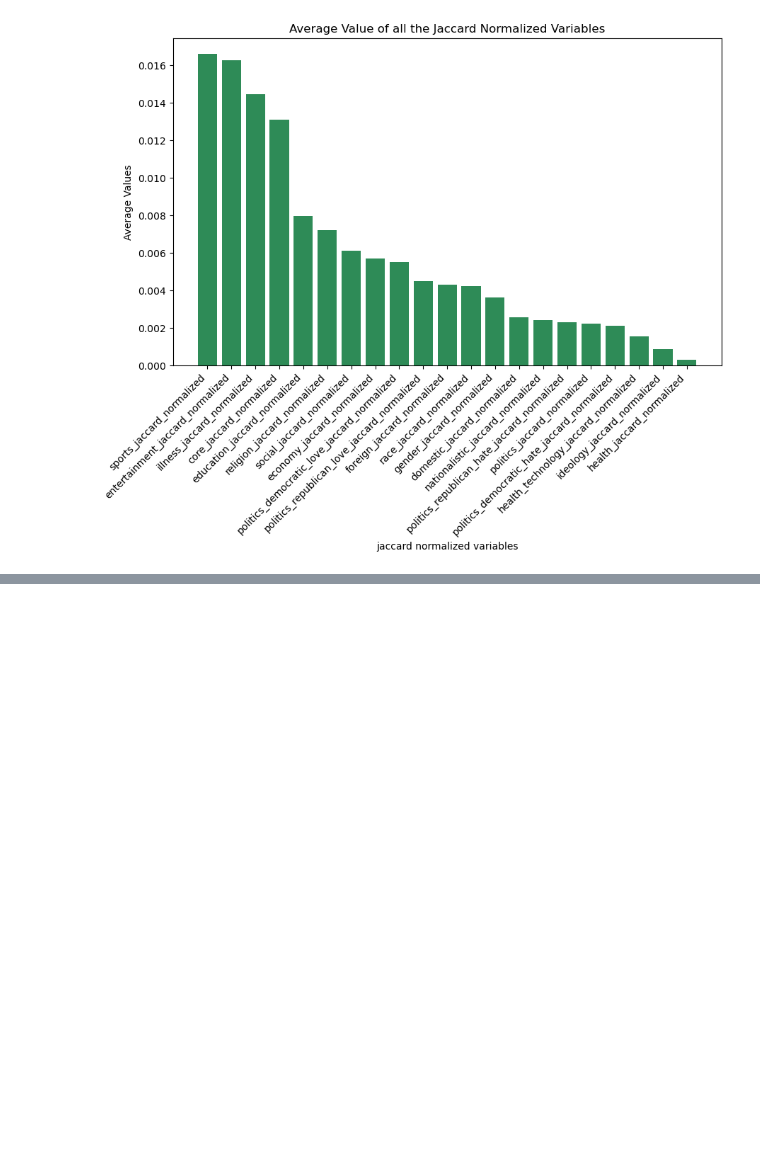
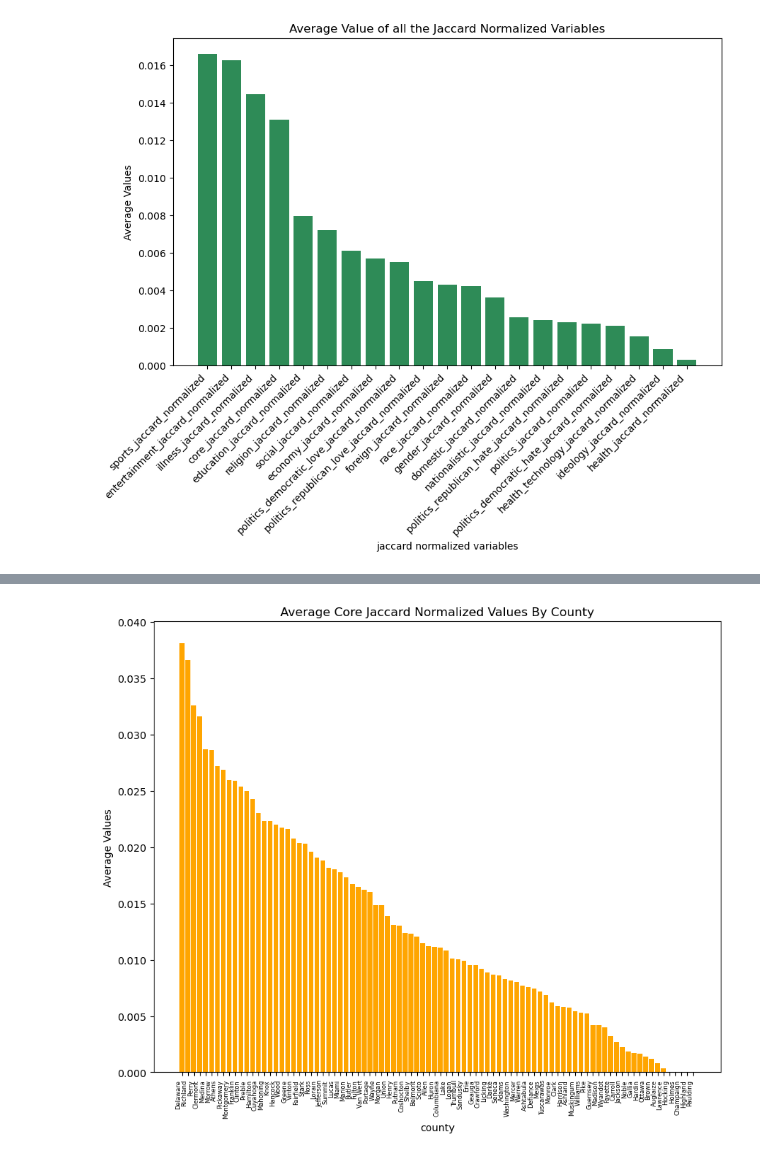
Before and after one commit to babli18/Covid-19-Awareness-Cases-in-Ohio, a Jupyter notebook: descriptive.ipynb, the cells around one changed output, grey strips where cells are left out. Saved outputs shown, nothing was run; the diff lists cells and outputs as text; code cells hidden in the pictures; blank space fills up the shorter version.

```diff
--- a/descriptive.ipynb
+++ b/descriptive.ipynb
@@ -124,0 +133,9 @@ dtype('float64')
+# %%
+core_jaccard_normalized_county = df[['county','core_jaccard_normalized']]
+core_jaccard_normalized_county_agg=(core_jaccard_normalized_county
+                                    .groupby('county')
+                                    .aggregate({'core_jaccard_normalized': 'mean'})
+                                    )
+core_jaccard_normalized_county_agg = core_jaccard_normalized_county_agg.reset_index()
+core_jaccard_normalized_county_agg.sort_values(by='core_jaccard_normalized',ascending=False, inplace=True)
+core_jaccard_normalized_county_agg
@@ -124,0 +156,12 @@ dtype('float64')
+# %%
+#Plot
+plt.figure(figsize=(10,8))
+plt.bar(core_jaccard_normalized_county_agg['county'],core_jaccard_normalized_county_agg['core_jaccard_normalized'],color = 'orange')
+plt.xlabel("county")
+plt.ylabel("Average Values")
+plt.title("Average Core Jaccard Normalized Values By County")
+plt.xticks(rotation= 90, ha='right')
+plt.tick_params(axis='x', labelsize=6)
+plt.show()
+# %% [output]
+[figure, added]
```
Also changed, not shown: parts of 9 cells of this notebook, 8 other files.
